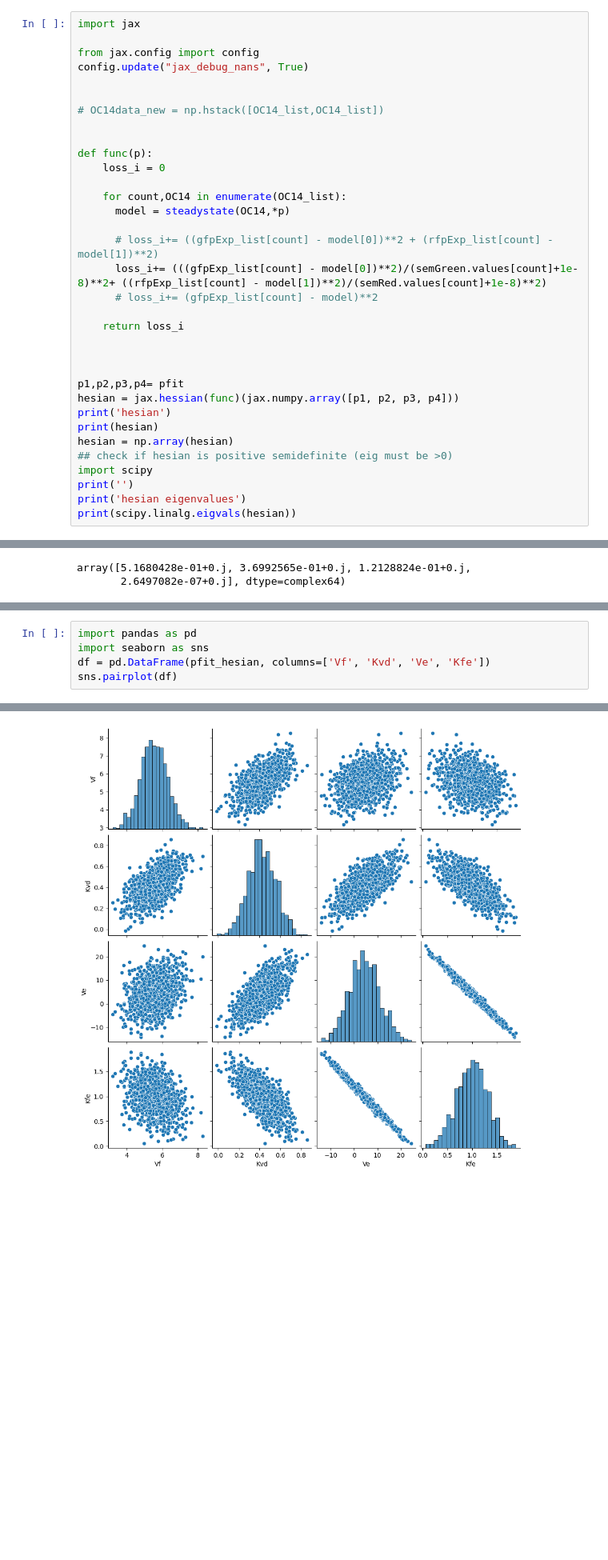
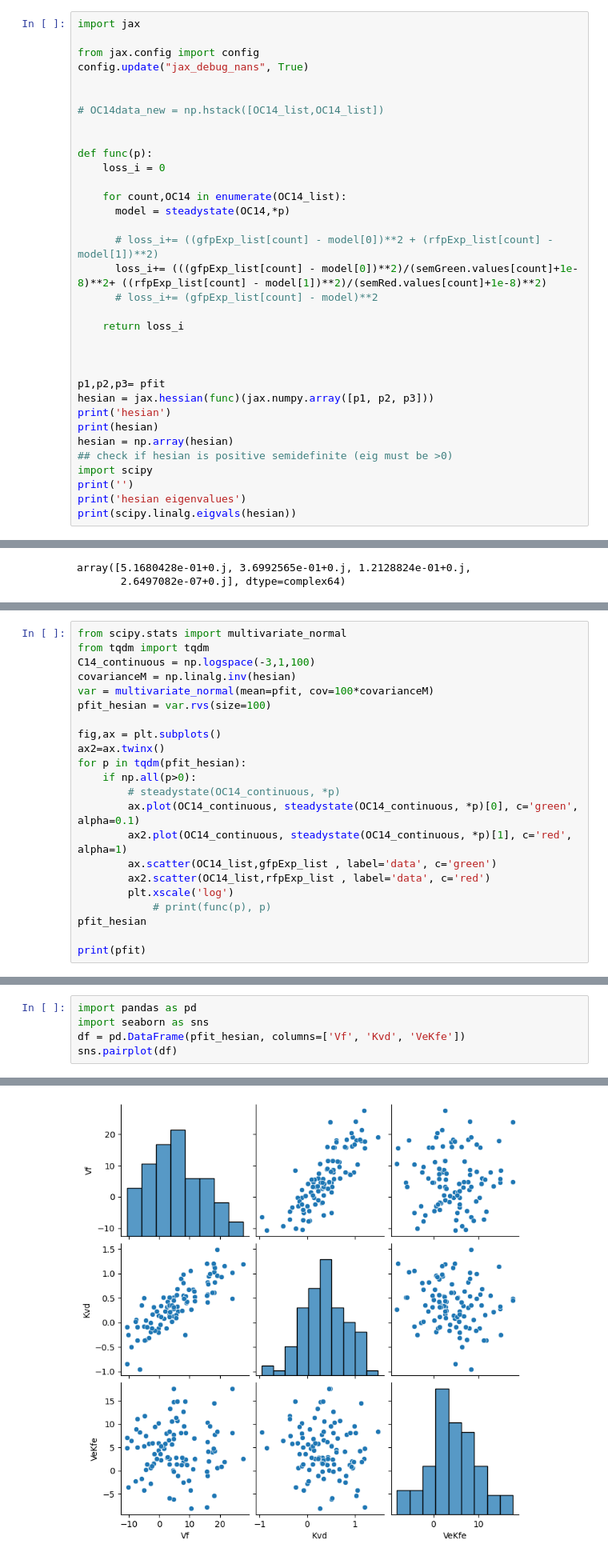
Before and after one commit to martinaoliver/modelling, a Jupyter notebook: 3954/paper/src/dose_response/analytical_doseResponse copy 3.ipynb, the cells around one changed output, grey strips where cells are left out. Shown at 80% size. Cells and saved outputs as stored; diff of their text form; blank space fills up the shorter version.

```diff
--- a/3954/paper/src/dose_response/analytical_doseResponse copy 3.ipynb
+++ b/3954/paper/src/dose_response/analytical_doseResponse copy 3.ipynb
@@ -490,8 +529,8 @@ def func(p):
 
 
 
-p1,p2,p3,p4= pfit
-hesian = jax.hessian(func)(jax.numpy.array([p1, p2, p3, p4]))
+p1,p2,p3= pfit
+hesian = jax.hessian(func)(jax.numpy.array([p1, p2, p3]))
 print('hesian')
 print(hesian)
 hesian = np.array(hesian)
@@ -541,0 +580,22 @@ print(pfit)
+# %%
+from scipy.stats import multivariate_normal
+from tqdm import tqdm
+C14_continuous = np.logspace(-3,1,100)
+covarianceM = np.linalg.inv(hesian)
+var = multivariate_normal(mean=pfit, cov=100*covarianceM)
+pfit_hesian = var.rvs(size=100)
+
+fig,ax = plt.subplots()
+ax2=ax.twinx()
+for p in tqdm(pfit_hesian):
+    if np.all(p>0):
+        # steadystate(OC14_continuous, *p)
+        ax.plot(OC14_continuous, steadystate(OC14_continuous, *p)[0], c='green', alpha=0.1)
+        ax2.plot(OC14_continuous, steadystate(OC14_continuous, *p)[1], c='red', alpha=1)
+        ax.scatter(OC14_list,gfpExp_list , label='data', c='green')
+        ax2.scatter(OC14_list,rfpExp_list , label='data', c='red')
+        plt.xscale('log')
+            # print(func(p), p)
+pfit_hesian
+
+print(pfit)
@@ -542,11 +605,11 @@ print(pfit)
 # %%
 import pandas as pd
 import seaborn as sns
-df = pd.DataFrame(pfit_hesian, columns=['Vf', 'Kvd', 'Ve', 'Kfe'])
+df = pd.DataFrame(pfit_hesian, columns=['Vf', 'Kvd', 'VeKfe'])
 sns.pairplot(df)
 # %% [output]
 <seaborn.axisgrid.PairGrid at 0x...>
-[figure, old version]
+[figure, new version]
 # %% [markdown]
 ## Subcircuit 3
 # %% [markdown]
```
Also changed, not shown: parts of 8 cells of this notebook, 11 other files.
